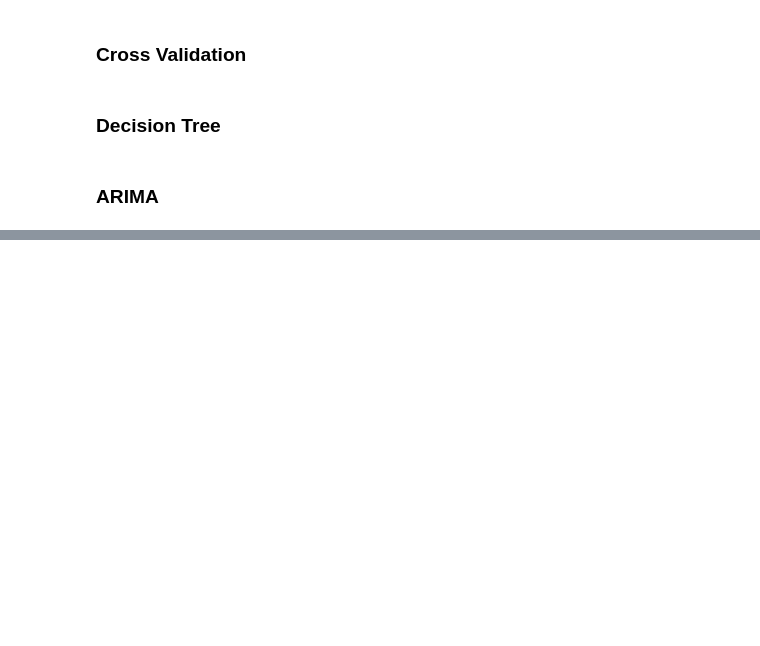
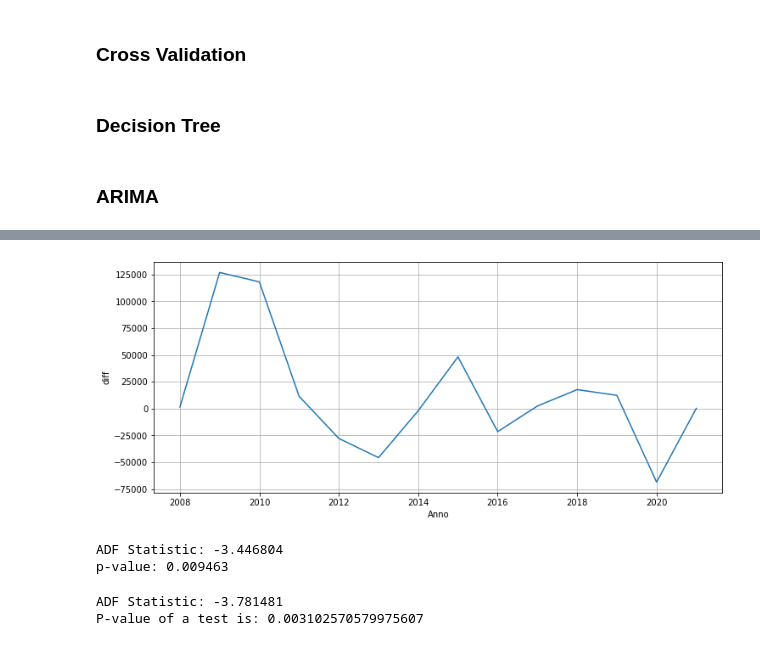
Before and after one commit to itsferios/LAB3, a Jupyter notebook: LAB3.ipynb, the cells around one changed output, grey strips where cells are left out. Drawn from its saved outputs; the diff is of its cells as text; code cells hidden in the pictures; blank space fills up the shorter version.

```diff
--- a/LAB3.ipynb
+++ b/LAB3.ipynb
@@ -505,0 +566,24 @@ Name: CONTRATTO_transformed, dtype: float64
+# %%
+bal_diff = bal2.diff().dropna()
+plt.figure(figsize=(12,5))
+ax1 = bal_diff["count"].plot()
+ax1.set_xlabel("Anno")
+ax1.set_ylabel("diff")
+plt.grid(True)
+plt.show()
+# %% [output]
+[figure, added]
+# %%
+results = adfuller(bal_diff["count"])
+print('ADF Statistic: %f' % results[0])
+print('p-value: %f' % results[1])
+# %% [output]
+ADF Statistic: -3.446804
+p-value: 0.009463
+# %%
+results = adfuller(bal2.diff().diff().dropna()["count"])
+print('ADF Statistic: %f' % results[0])
+print("P-value of a test is: {}".format(results[1]))
+# %% [output]
+ADF Statistic: -3.781481
+P-value of a test is: 0.003102570579975607
```
Also changed, not shown: parts of 13 cells of this notebook.
